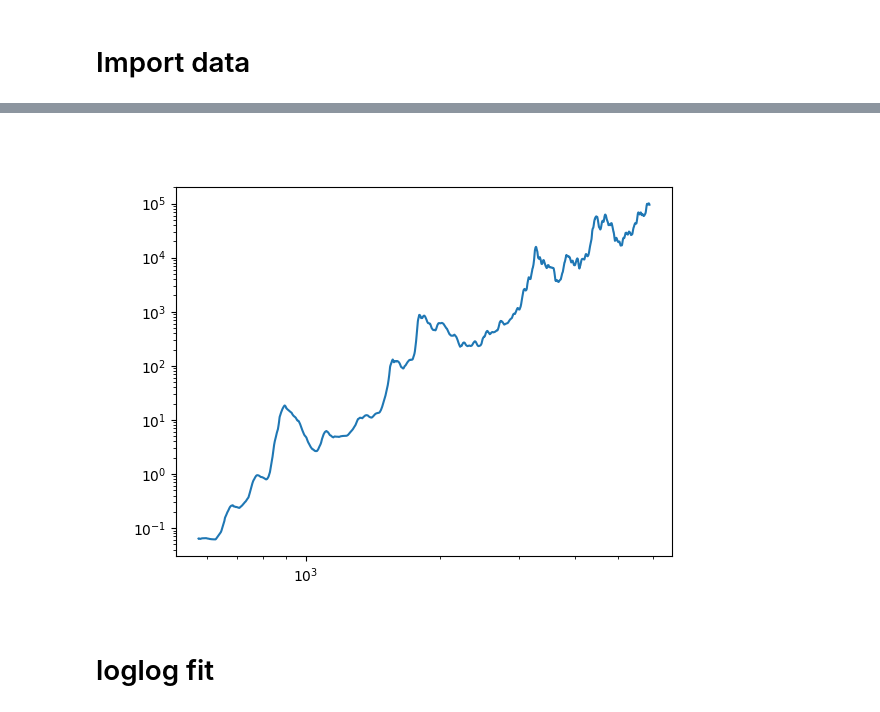
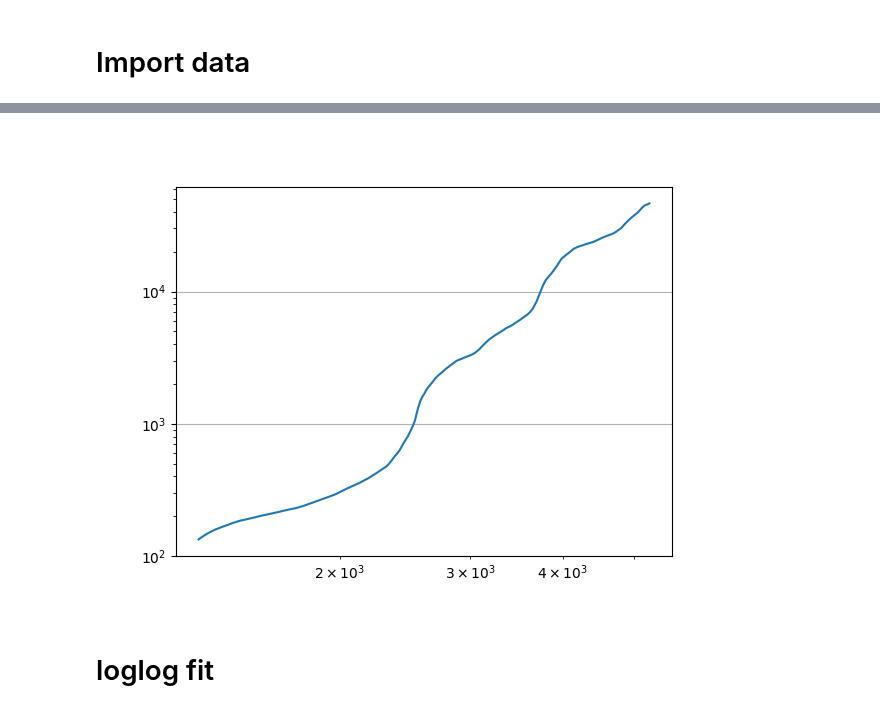
Before and after one commit to tristanbouchet/BTC-price-predict, a Jupyter notebook: btc_fit.ipynb, the cells around one changed output, grey strips where cells are left out. Saved outputs shown, nothing was run; the diff lists cells and outputs as text; code cells hidden in the pictures.

```diff
--- a/btc_fit.ipynb
+++ b/btc_fit.ipynb
@@ -58,14 +64,14 @@ YF.download() has changed argument auto_adjust default to True
 # %%
-rolling_days = 30 #1 * 365 # window of rolling average in days
+rolling_days = 4 * 365 # window of rolling average in days
 btc_price_avg = btc_price[['Close','DAY_GEN']].rolling(rolling_days).mean()
 
-plt.figure()
 plt.plot('DAY_GEN', 'Close', data=btc_price_avg)
 #plt.yscale('log')
 plt.loglog()
+plt.grid()
 plt.show()
 # %% [output]
-[figure, old version]
+[figure, new version]
 # %% [markdown]
 # loglog fit
 # %%
```
Also changed, not shown: parts of 13 cells of this notebook.
